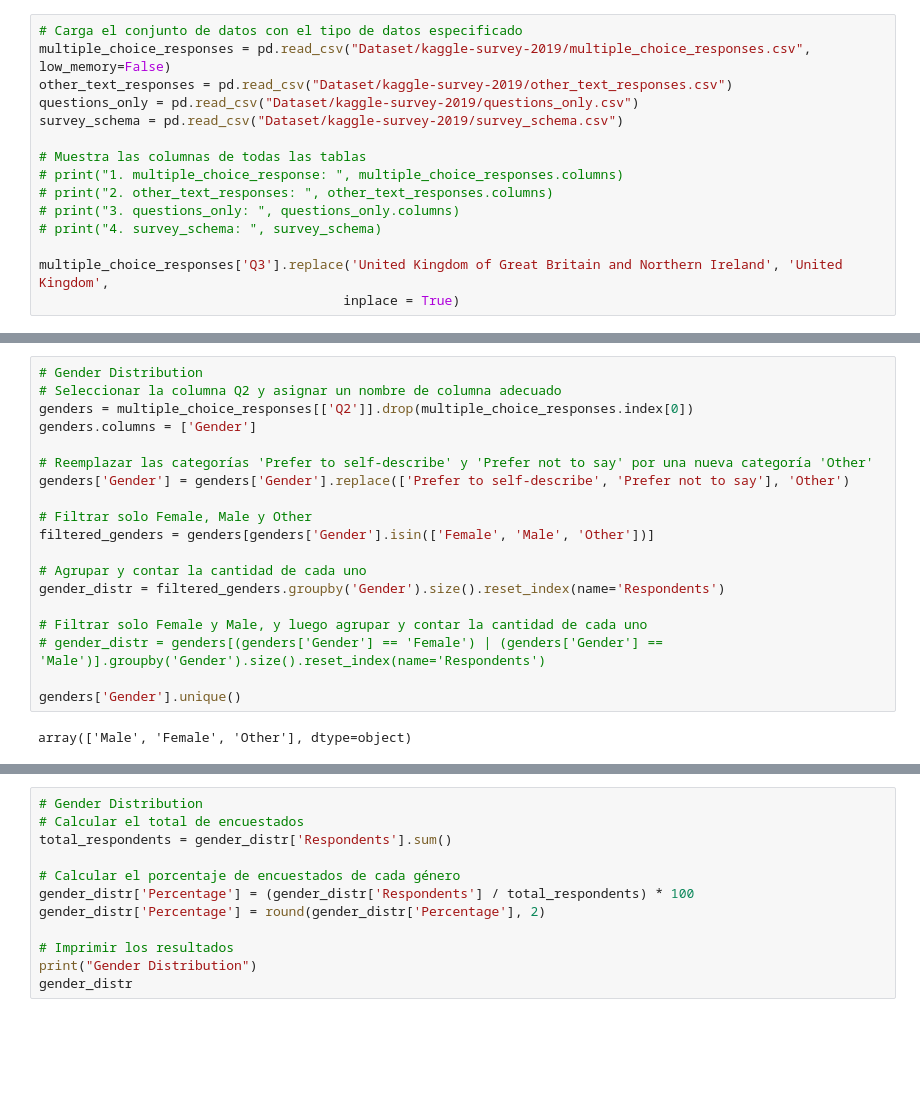
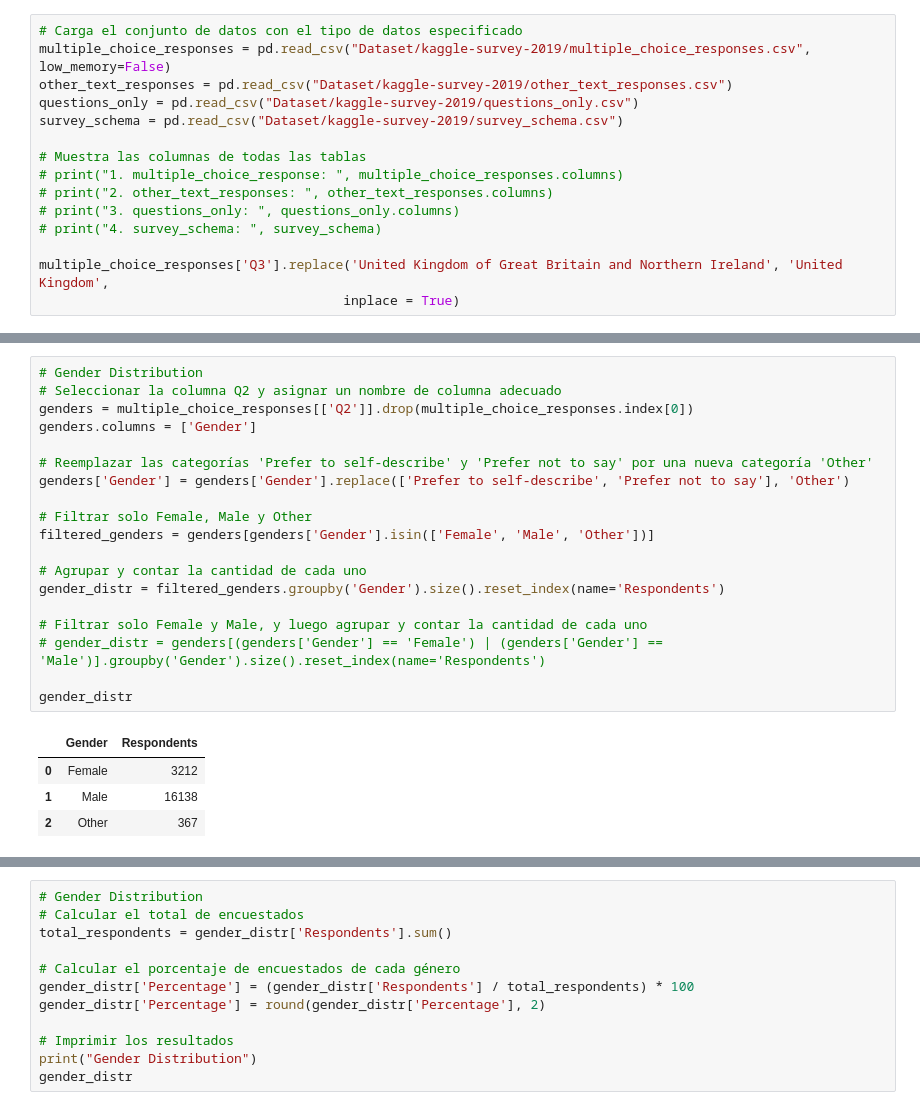
Before and after one commit to CCT-Dublin/capstone-project-feb-2024-ft-YumikoBejarano, a Jupyter notebook: CA 1 – Capstone Project Proposal.ipynb, the cells around one changed output, grey strips where cells are left out. Drawn from its saved outputs; the diff is of its cells as text; blank space fills up the shorter version.

```diff
--- a/CA 1 – Capstone Project Proposal.ipynb
+++ b/CA 1 – Capstone Project Proposal.ipynb
@@ -111,21 +53,24 @@ Data columns (total 28 columns):
 # %%
 # Gender Distribution
 # Seleccionar la columna Q2 y asignar un nombre de columna adecuado
 genders = multiple_choice_responses[['Q2']].drop(multiple_choice_responses.index[0])
 genders.columns = ['Gender']
 
 # Reemplazar las categorías 'Prefer to self-describe' y 'Prefer not to say' por una nueva categoría 'Other'
 genders['Gender'] = genders['Gender'].replace(['Prefer to self-describe', 'Prefer not to say'], 'Other')
 
 # Filtrar solo Female, Male y Other
 filtered_genders = genders[genders['Gender'].isin(['Female', 'Male', 'Other'])]
 
 # Agrupar y contar la cantidad de cada uno
 gender_distr = filtered_genders.groupby('Gender').size().reset_index(name='Respondents')
 
 # Filtrar solo Female y Male, y luego agrupar y contar la cantidad de cada uno
 # gender_distr = genders[(genders['Gender'] == 'Female') | (genders['Gender'] == 'Male')].groupby('Gender').size().reset_index(name='Respondents')
 
-genders['Gender'].unique()
+gender_distr
 # %% [output]
-array(['Male', 'Female', 'Other'], dtype=object)
+|  | Gender | Respondents |
+| 0 | Female | 3212 |
+| 1 | Male | 16138 |
+| 2 | Other | 367 |
```
Also changed, not shown: parts of 45 cells of this notebook, 1 other file.
